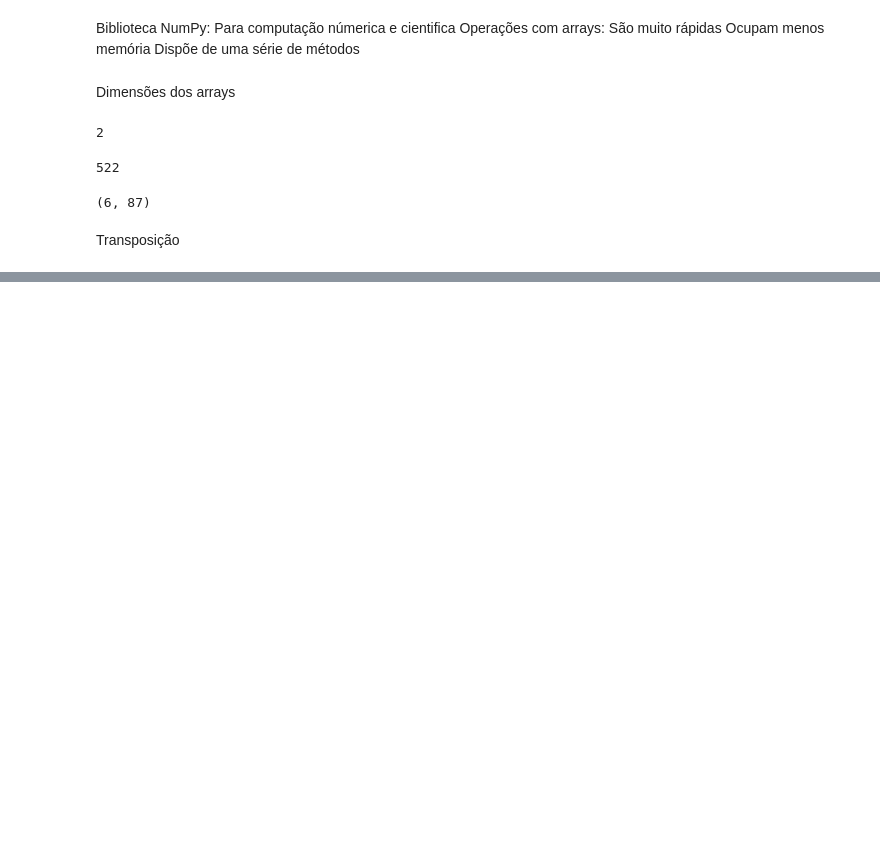
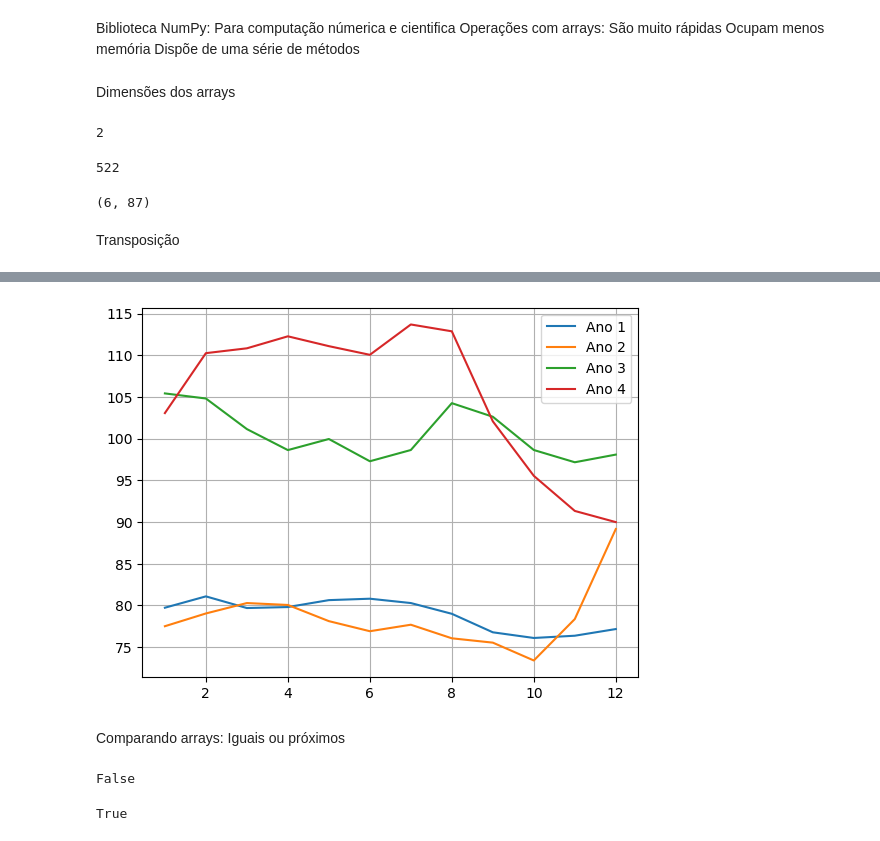
Before and after one commit to chiarorosa/ia_aprendizado_maquina_basico, a Jupyter notebook: Data_Science_numpy.ipynb, the cells around one changed output, grey strips where cells are left out. Saved outputs shown, nothing was run; the diff lists cells and outputs as text; code cells hidden in the pictures; blank space fills up the shorter version.

```diff
--- a/Data_Science_numpy.ipynb
+++ b/Data_Science_numpy.ipynb
@@ -41,0 +67,6 @@ dado_transposto = dado.T # Função para transpor o array
+# %%
+Moscow       = precos[:,0]
+Kalinigrad   = precos[:,1]
+Peterburg    = precos[:,2]
+Krasnodar    = precos[:,3]
+Ekatirenburg = precos[:,4]
@@ -41,0 +77,25 @@ dado_transposto = dado.T # Função para transpor o array
+# %%
+Moscow_ano1 = Moscow[0:12]
+Moscow_ano2 = Moscow[12:24]
+Moscow_ano3 = Moscow[24:36]
+Moscow_ano4 = Moscow[36:48]
+# %%
+meses = np.arange(1,13,1)
+plt.plot(meses, Moscow_ano1)
+plt.plot(meses, Moscow_ano2)
+plt.plot(meses, Moscow_ano3)
+plt.plot(meses, Moscow_ano4)
+plt.legend(['Ano 1', 'Ano 2', 'Ano 3', 'Ano 4'])
+plt.grid(True)
+# %% [output]
+[figure, added]
+# %% [markdown]
+Comparando arrays: Iguais ou próximos
+# %%
+np.array_equal(Moscow_ano1, Moscow_ano2) # Função para verificar se os arrays são iguais
+# %% [output]
+False
+# %%
+np.allclose(Moscow_ano1, Moscow_ano2, rtol=10) # Função para verificar se os arrays são iguais com tolerância
+# %% [output]
+True
```
Also changed, not shown: parts of 19 cells of this notebook.
